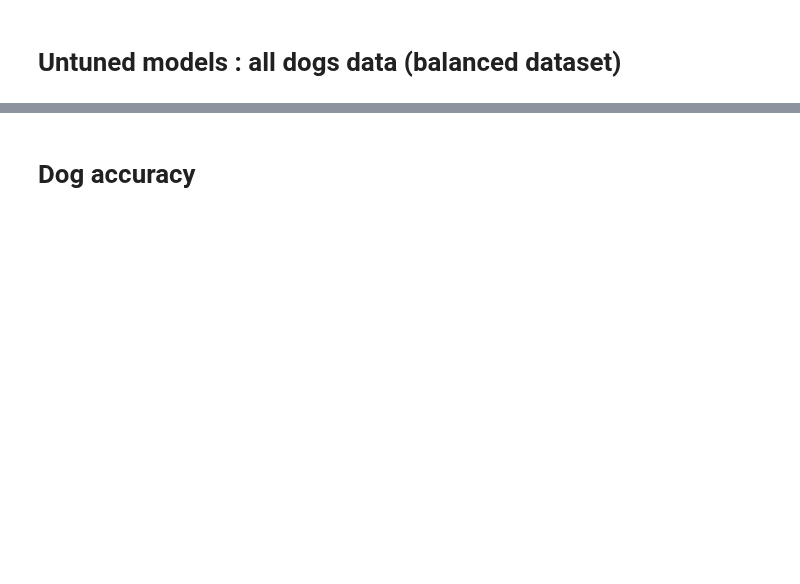
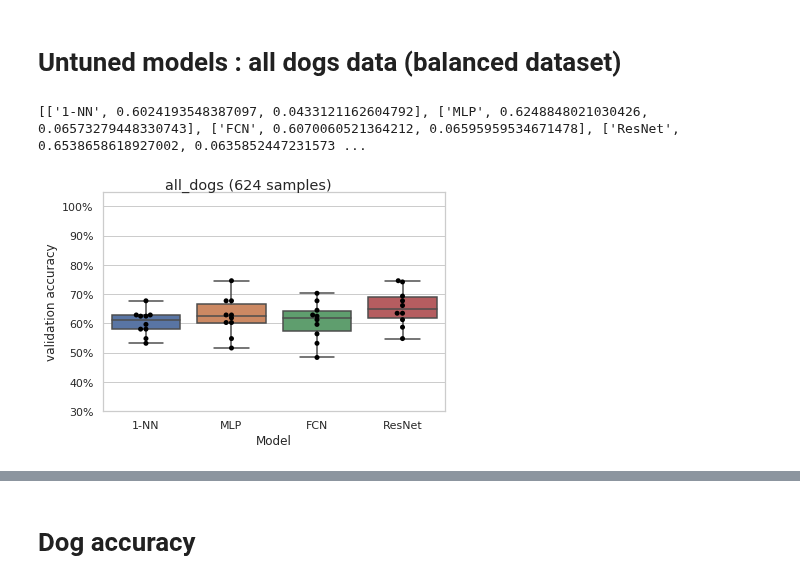
Before and after one commit to Withington/deepscent, a Jupyter notebook: notebooks/results/04_results.ipynb, the cells around one changed output, grey strips where cells are left out. Drawn from its saved outputs; the diff is of its cells as text; code cells hidden in the pictures; blank space fills up the shorter version.

Commit message:
Added plots

```diff
--- a/notebooks/results/04_results.ipynb
+++ b/notebooks/results/04_results.ipynb
@@ -99,38 +123,40 @@ all_data = list()
 all_names = list()
 results = []
 
-file = '../../logs/2019-05-09T13:04/private_balanced/nearestneighbours_summary.csv'
+file = '../../logs/2019-05-10T16:36/private_balanced/nearestneighbours_summary.csv'
 data = pd.read_csv(file, header=None, names=['val_acc'])
-print(file)
 all_data.append(data['val_acc'])
 all_names.append('1-NN')
 results.append([all_names[-1], all_data[-1].mean(), all_data[-1].std()])
 
 file = '../../logs/2019-03-21T14:23/private_balanced/mlpwang_summary.csv'
 data = pd.read_csv(file, header=None, names=['run','loss','val_acc','epoch','time'])
 all_data.append(data['val_acc'])
 all_names.append('MLP')
 results.append([all_names[-1], all_data[-1].mean(), all_data[-1].std()])
 
-# TODO FCN on private_balanced - in progress
 file = '../../logs/2019-05-09T12:30/private_balanced/devnet_summary.csv'
 data = pd.read_csv(file, header=None, names=['run','loss','val_acc','epoch','time'])
 all_data.append(data['val_acc'])
 all_names.append('FCN')
 results.append([all_names[-1], all_data[-1].mean(), all_data[-1].std()])
 
 file = '../../logs/2019-03-20T19:47/private_balanced/resnet_summary.csv'
 data = pd.read_csv(file, header=None, names=['run','loss','val_acc','epoch','time'])
 all_data.append(data['val_acc'])
 all_names.append('ResNet')
 results.append([all_names[-1], all_data[-1].mean(), all_data[-1].std()])
 
 print(results)
 
 ax = sns.boxplot(data=all_data)
 ax = sns.swarmplot(data=all_data, color='black')
-plt.suptitle('all_dogs')
+plt.suptitle('all_dogs (624 samples)')
 plt.xticks([0, 1, 2, 3], [all_names[0], all_names[1], all_names[2], all_names[3]])
 format_plot(ax, plt)
 ax.set_xlabel('Model')
+plt.ylim(bottom=0.30, top=1.05)
 plt.savefig('boxplot_alldogs.png', bbox_inches='tight')
+# %% [output]
+[['1-NN', 0.6024193548387097, 0.0433121162604792], ['MLP', 0.6248848021030426, 0.06573279448330743], ['FCN', 0.6070060521364212, 0.06595959534671478], ['ResNet', 0.6538658618927002, 0.0635852447231573 ...
+[figure, added]
```
Also changed, not shown: parts of 12 cells of this notebook.
